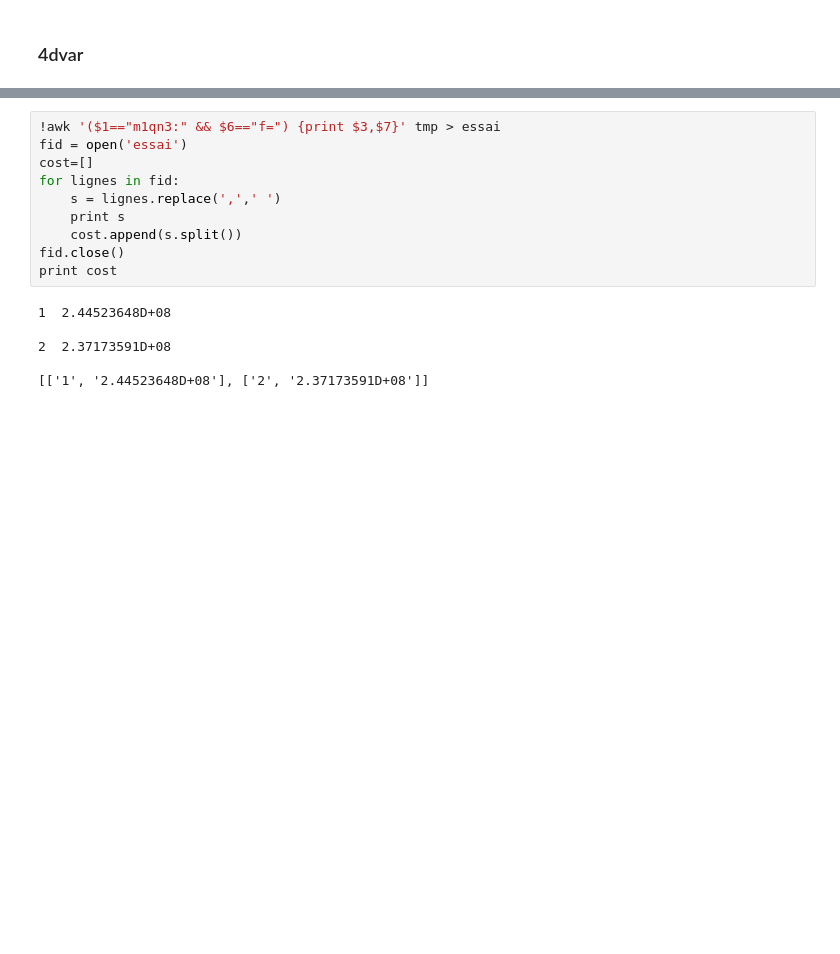
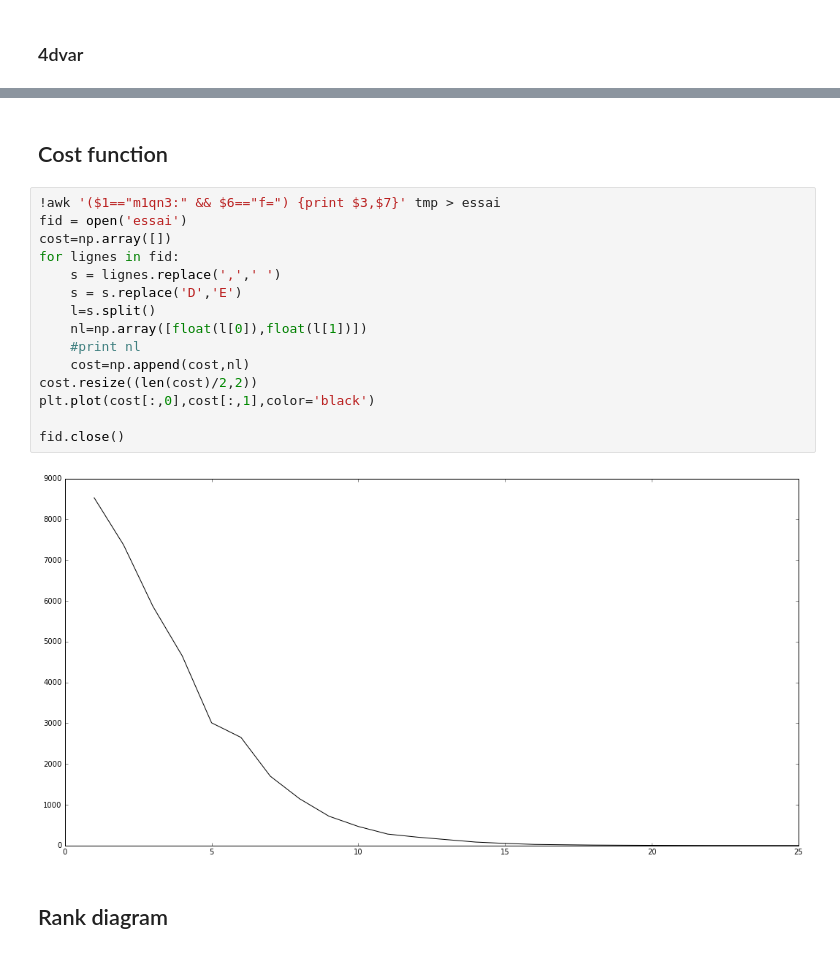
Before and after one commit to brajard/shalw, a Jupyter notebook: test_4dvar.ipynb, the cells around one changed output, grey strips where cells are left out. Saved outputs shown, nothing was run; the diff lists cells and outputs as text; blank space fills up the shorter version.

```diff
--- a/test_4dvar.ipynb
+++ b/test_4dvar.ipynb
@@ -65,16 +82,21 @@ plt.show()
+# %% [markdown]
+## Cost function
 # %%
 !awk '($1=="m1qn3:" && $6=="f=") {print $3,$7}' tmp > essai
 fid = open('essai')
-cost=[]
+cost=np.array([])
 for lignes in fid:
     s = lignes.replace(',',' ')
-    print s
-    cost.append(s.split())
+    s = s.replace('D','E')
+    l=s.split()
+    nl=np.array([float(l[0]),float(l[1])])
+    #print nl
+    cost=np.append(cost,nl)
+cost.resize((len(cost)/2,2))
+plt.plot(cost[:,0],cost[:,1],color='black')
+
 fid.close()
-print cost
 # %% [output]
-1  2.44523648D+08
-
-2  2.37173591D+08
-
-[['1', '2.44523648D+08'], ['2', '2.37173591D+08']]
+[figure, added]
+# %% [markdown]
+## Rank diagram
```
Also changed, not shown: parts of 7 cells of this notebook.
